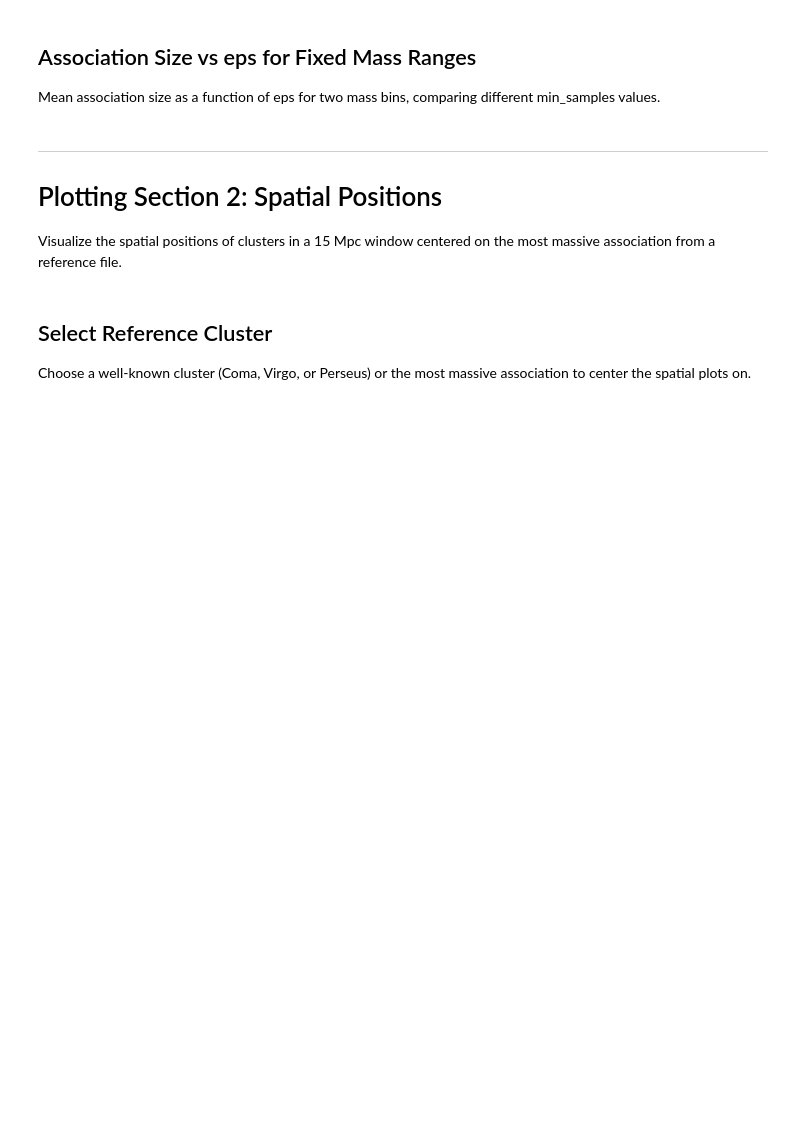
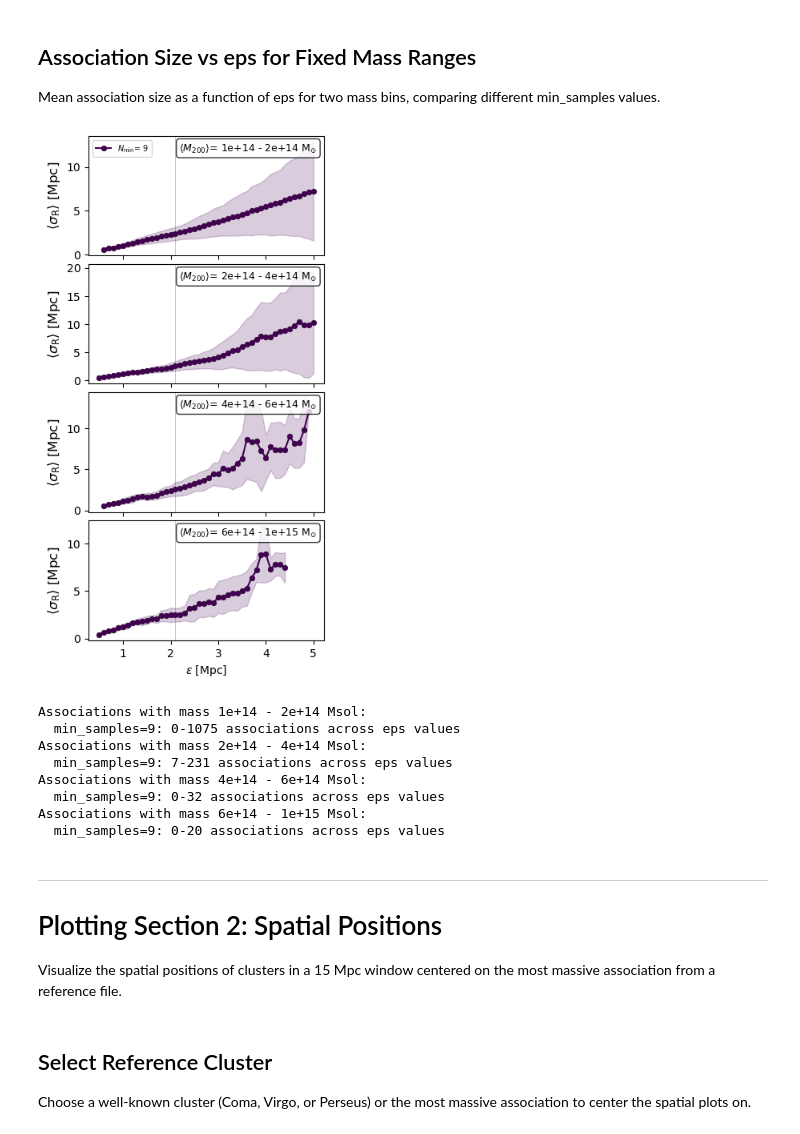
Before and after one commit to stuartmcalpine/manticore_posterior_clusters, a Jupyter notebook: notebooks/cluster_analysis.ipynb, the cells around one changed output. Cells and saved outputs as stored; diff of their text form; code cells hidden in the pictures; blank space fills up the shorter version.

```diff
--- a/notebooks/cluster_analysis.ipynb
+++ b/notebooks/cluster_analysis.ipynb
@@ -614,7 +991,10 @@ MASS_BINS = [
     (6e14, 10e14),  # Msol
 ]
 
-with plt.style.context(get_mplstyle_path(mnras_style)):
+# Use conditional style context - either MNRAS style or default
+style_context = plt.style.context(get_mplstyle_path(mnras_style)) if HAS_MPLSTYLE else nullcontext()
+
+with style_context:
     n_mass_bins = len(MASS_BINS)
     fig, axes = plt.subplots(n_mass_bins, 1, figsize=(3.5, 1.7 * n_mass_bins), sharex=True)
 
@@ -658,36 +1038,46 @@ with plt.style.context(get_mplstyle_path(mnras_style)):
                 std_sizes = np.array(std_sizes)
 
                 ax.fill_between(eps_vals, mean_sizes - std_sizes, mean_sizes + std_sizes,
                                 color=colors[i], alpha=0.2)
                 ax.plot(eps_vals, mean_sizes, 'o-', color=colors[i], markersize=5, mec="black", mew=0.2,
-                       label=r"$N_\textrm{min}$" + f"= {min_samp}")
+                       label=r"$N_\text{min}$" + f"= {min_samp}")
 
-        ax.set_ylabel(r'$\left< \sigma_{\mathrm{R}} \right>$ [Mpc]', fontsize=12)
+        ax.set_ylabel(r'$\left< \sigma_{\text{R}} \right>$ [Mpc]', fontsize=12)
         if ax_idx == 0:
             ax.legend(fontsize=7, loc="upper left")
         #ax.grid(True, alpha=0.3)
 
         # Add M200 label as text in upper right corner
-        ax.text(0.97, 0.95, r'$\left< M_\textrm{200} \right>$' f'= {mass_min:.0e} - {mass_max:.0e}' + r' M$_{\odot}$',
+        ax.text(0.97, 0.95, r'$\left< M_\text{200} \right>$' f'= {mass_min:.0e} - {mass_max:.0e}' + r' M$_{\odot}$',
                 transform=ax.transAxes, fontsize=9, verticalalignment='top',
                 horizontalalignment='right', bbox=dict(boxstyle='round', facecolor='white', alpha=0.8))
 
     axes[-1].set_xlabel(r'$\epsilon$ [Mpc]')
 
     plt.tight_layout(pad=0.1)
     plt.show()
 
 # Count associations in each mass range
 for mass_min, mass_max in MASS_BINS:
     print(f"Associations with mass {mass_min:.0e} - {mass_max:.0e} Msol:")
     for min_samp in min_samples_values:
         counts = []
         for eps in eps_values:
             if (eps, min_samp) in cluster_data:
                 n = sum(1 for c in cluster_data[(eps, min_samp)]['clusters']
                         if mass_min <= c.get('mean_m200_mass', 0) <= mass_max)
                 counts.append(n)
         print(f"  min_samples={min_samp}: {min(counts)}-{max(counts)} associations across eps values")
+# %% [output]
+[figure, added]
+Associations with mass 1e+14 - 2e+14 Msol:
+  min_samples=9: 0-1075 associations across eps values
+Associations with mass 2e+14 - 4e+14 Msol:
+  min_samples=9: 7-231 associations across eps values
+Associations with mass 4e+14 - 6e+14 Msol:
+  min_samples=9: 0-32 associations across eps values
+Associations with mass 6e+14 - 1e+15 Msol:
+  min_samples=9: 0-20 associations across eps values
 # %% [markdown]
 ---
 # Plotting Section 2: Spatial Positions
```
Also changed, not shown: parts of 15 cells of this notebook, 4 other files.
